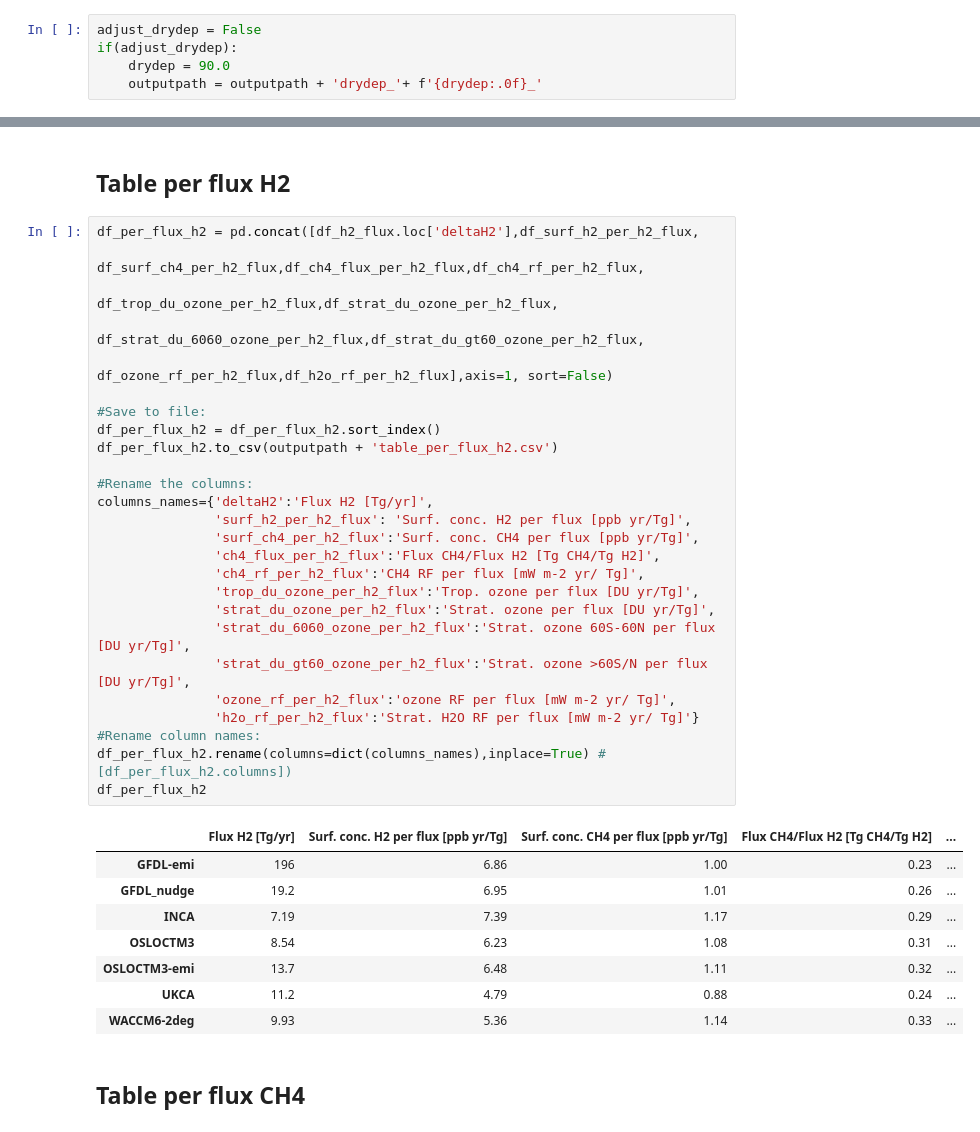
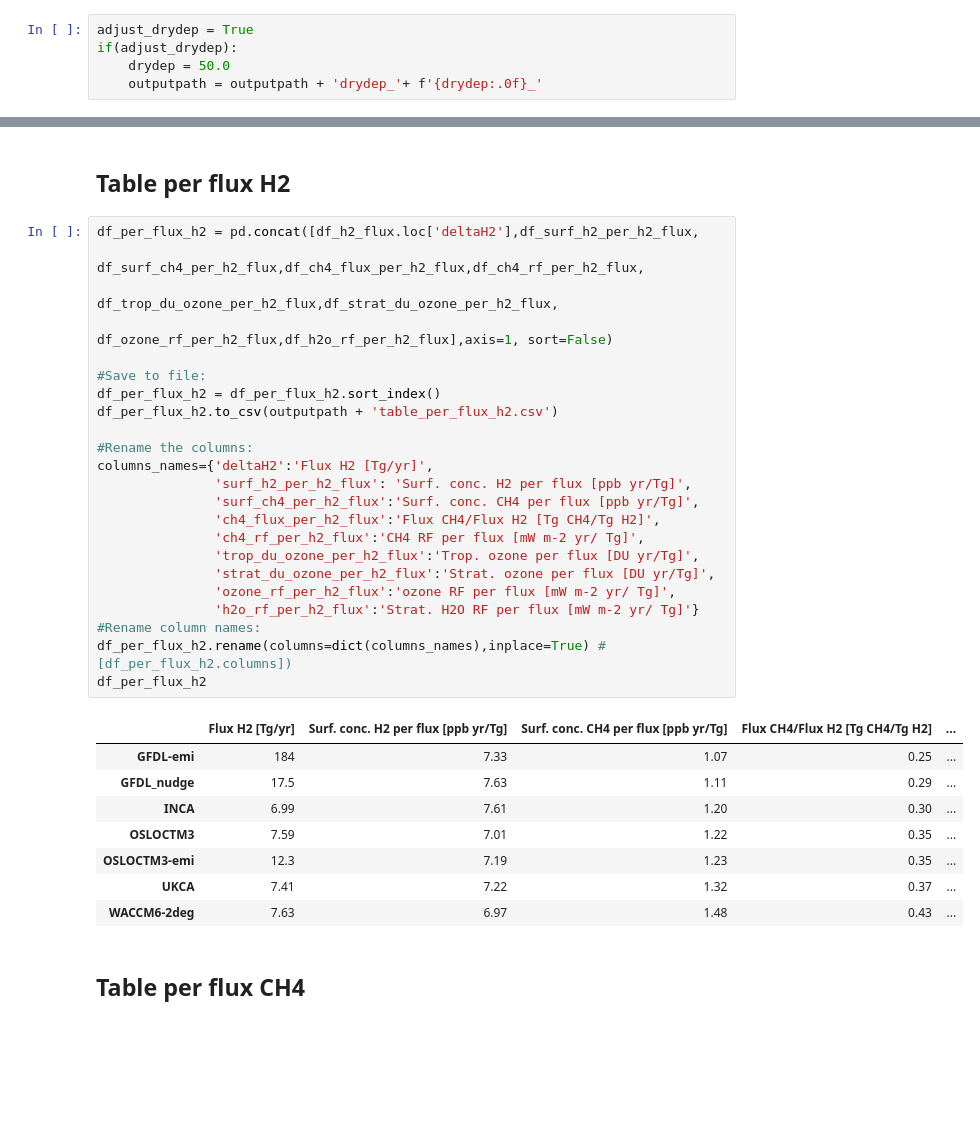
Before and after one commit to ciceroOslo/Hydrogen_GWP, a Jupyter notebook: GWP_notebook.ipynb, the cells around one changed output, grey strips where cells are left out. Cells and saved outputs as stored; diff of their text form; blank space fills up the shorter version.

```diff
--- a/GWP_notebook.ipynb
+++ b/GWP_notebook.ipynb
@@ -81,9 +81,9 @@ spec_rf_ch4 = 0.44300
 # %% [markdown]
 **Dry deposition adjustments** As there is large uncertanty in dry deposition, we set the dry deposition values in the control run to a high and a low value based on literature (90 and 50 Tg/yr). This will result in a range of GWP values. Adjust the perturbations with the same relative factors as in the control.
 # %%
-adjust_drydep = False
+adjust_drydep = True
 if(adjust_drydep):
-    drydep = 90.0
+    drydep = 50.0
     outputpath = outputpath + 'drydep_'+ f'{drydep:.0f}_'
 # %% [markdown]
 # Part I: Read model results
@@ -811,38 +790,35 @@ df_ch4_gwp
 # %%
 df_per_flux_h2 = pd.concat([df_h2_flux.loc['deltaH2'],df_surf_h2_per_h2_flux,
                             df_surf_ch4_per_h2_flux,df_ch4_flux_per_h2_flux,df_ch4_rf_per_h2_flux,
                             df_trop_du_ozone_per_h2_flux,df_strat_du_ozone_per_h2_flux,
-                            df_strat_du_6060_ozone_per_h2_flux,df_strat_du_gt60_ozone_per_h2_flux,
                             df_ozone_rf_per_h2_flux,df_h2o_rf_per_h2_flux],axis=1, sort=False)
 
 #Save to file:
 df_per_flux_h2 = df_per_flux_h2.sort_index()
 df_per_flux_h2.to_csv(outputpath + 'table_per_flux_h2.csv')
 
 #Rename the columns:
 columns_names={'deltaH2':'Flux H2 [Tg/yr]',
                'surf_h2_per_h2_flux': 'Surf. conc. H2 per flux [ppb yr/Tg]',
                'surf_ch4_per_h2_flux':'Surf. conc. CH4 per flux [ppb yr/Tg]',
                'ch4_flux_per_h2_flux':'Flux CH4/Flux H2 [Tg CH4/Tg H2]',
                'ch4_rf_per_h2_flux':'CH4 RF per flux [mW m-2 yr/ Tg]',
                'trop_du_ozone_per_h2_flux':'Trop. ozone per flux [DU yr/Tg]',
                'strat_du_ozone_per_h2_flux':'Strat. ozone per flux [DU yr/Tg]',
-               'strat_du_6060_ozone_per_h2_flux':'Strat. ozone 60S-60N per flux [DU yr/Tg]',
-               'strat_du_gt60_ozone_per_h2_flux':'Strat. ozone >60S/N per flux [DU yr/Tg]',
                'ozone_rf_per_h2_flux':'ozone RF per flux [mW m-2 yr/ Tg]',
                'h2o_rf_per_h2_flux':'Strat. H2O RF per flux [mW m-2 yr/ Tg]'}
 #Rename column names:
 df_per_flux_h2.rename(columns=dict(columns_names),inplace=True) #[df_per_flux_h2.columns])
 df_per_flux_h2
 # %% [output]
 |  | Flux H2 [Tg/yr] | Surf. conc. H2 per flux [ppb yr/Tg] | Surf. conc. CH4 per flux [ppb yr/Tg] | Flux CH4/Flux H2 [Tg CH4/Tg H2] | ... |
-| GFDL-emi | 196 | 6.86 | 1.00 | 0.23 | ... |
-| GFDL_nudge | 19.2 | 6.95 | 1.01 | 0.26 | ... |
-| INCA | 7.19 | 7.39 | 1.17 | 0.29 | ... |
-| OSLOCTM3 | 8.54 | 6.23 | 1.08 | 0.31 | ... |
-| OSLOCTM3-emi | 13.7 | 6.48 | 1.11 | 0.32 | ... |
-| UKCA | 11.2 | 4.79 | 0.88 | 0.24 | ... |
-| WACCM6-2deg | 9.93 | 5.36 | 1.14 | 0.33 | ... |
+| GFDL-emi | 184 | 7.33 | 1.07 | 0.25 | ... |
+| GFDL_nudge | 17.5 | 7.63 | 1.11 | 0.29 | ... |
+| INCA | 6.99 | 7.61 | 1.20 | 0.30 | ... |
+| OSLOCTM3 | 7.59 | 7.01 | 1.22 | 0.35 | ... |
+| OSLOCTM3-emi | 12.3 | 7.19 | 1.23 | 0.35 | ... |
+| UKCA | 7.41 | 7.22 | 1.32 | 0.37 | ... |
+| WACCM6-2deg | 7.63 | 6.97 | 1.48 | 0.43 | ... |
 # %% [markdown]
 ## Table per flux CH4
 # %%
```
Also changed, not shown: parts of 27 cells of this notebook, 18 other files.
